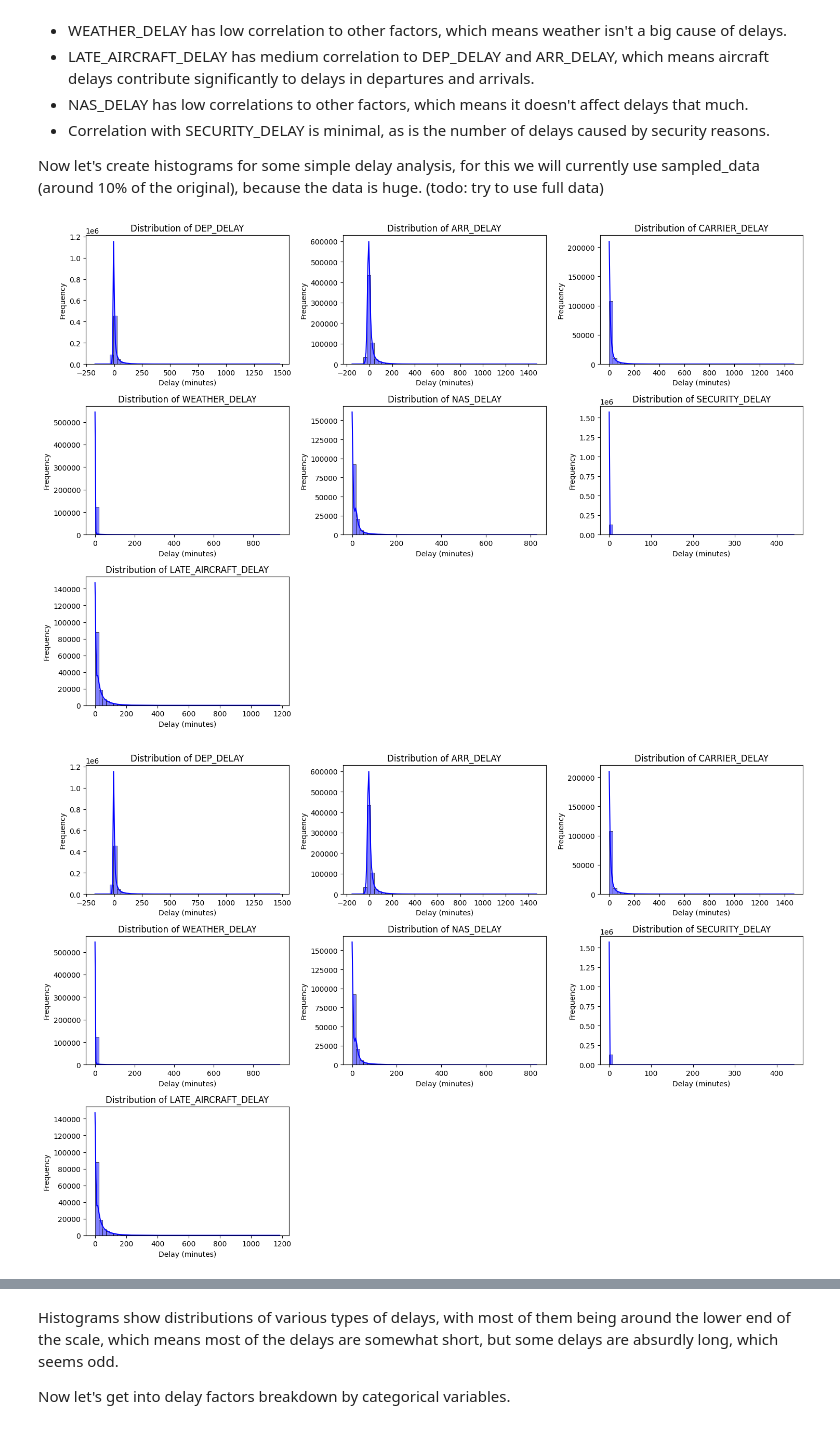
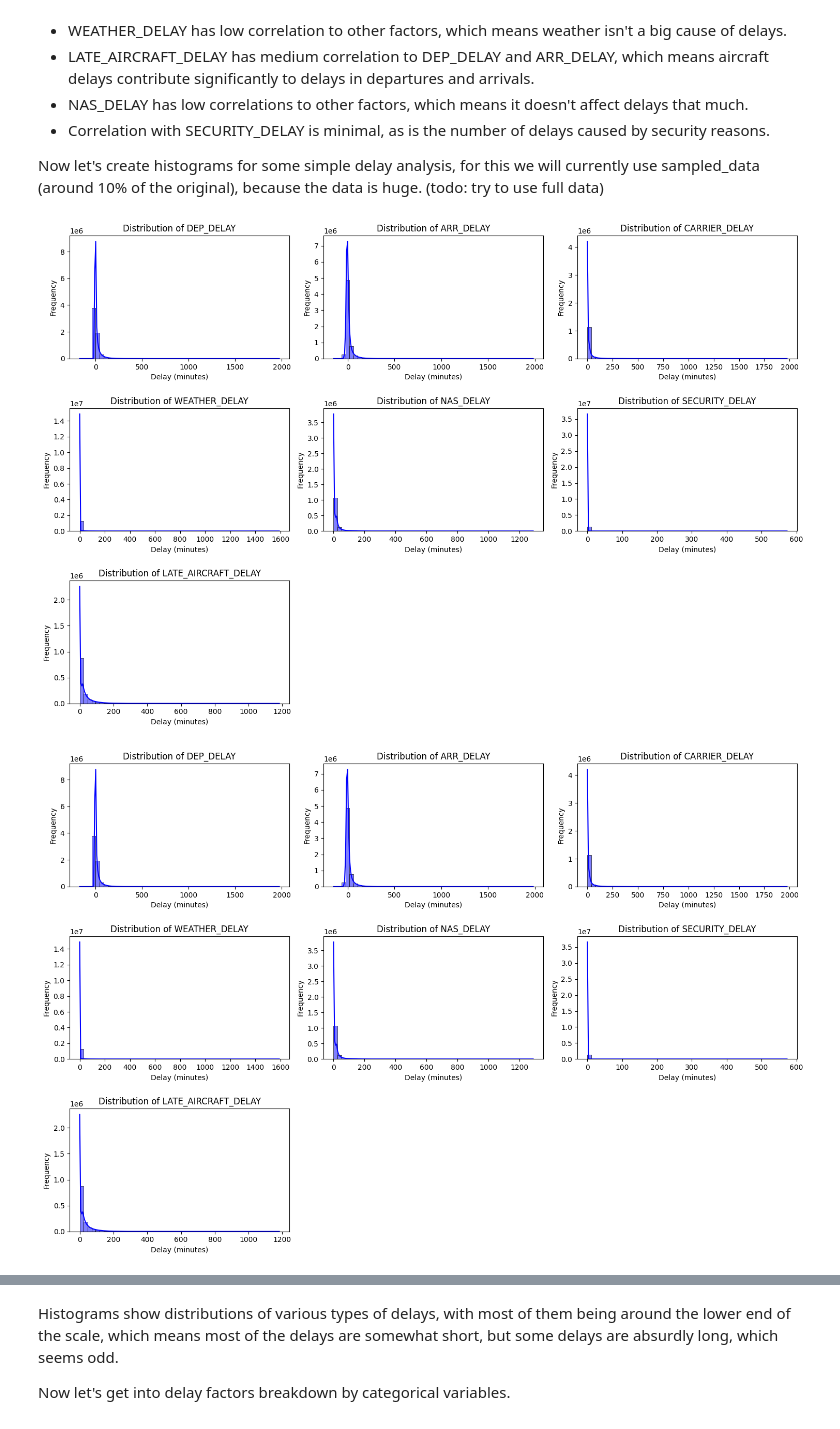
Before and after one commit to importb/predicting-flight-delays, a Jupyter notebook: EDA.ipynb, the cells around one changed output, grey strips where cells are left out. Drawn from its saved outputs; the diff is of its cells as text; code cells hidden in the pictures.

```diff
--- a/EDA.ipynb
+++ b/EDA.ipynb
@@ -119,6 +120,8 @@ Looking at the heatmap we can see the correlations between the delay factors.
 
 Now let's create histograms for some simple delay analysis, for this we will currently use sampled_data (around 10% of the original), because the data is huge. (todo: try to use full data)
 # %%
+
+
 plt.figure(figsize=(15, 10))
 
 # Calculate the number of rows and columns
@@ -127,7 +130,7 @@ num_rows = (len(delay_columns) + num_cols - 1) // num_cols
 
 for i, col in enumerate(delay_columns, 1):
     plt.subplot(num_rows, num_cols, i)
-    sns.histplot(sampled_data[col], bins=50, kde=True, color='blue', edgecolor='black')
+    sns.histplot(df[col], bins=50, kde=True, color='blue', edgecolor='black')
     plt.title(f'Distribution of {col}')
     plt.xlabel('Delay (minutes)')
     plt.ylabel('Frequency')
@@ -157,7 +160,7 @@ def plot_delay_distributions(data, columns, figsize=(15, 10), bins=50):
     plt.show()
 
 # Use the function
-plot_delay_distributions(sampled_data, delay_columns)
+plot_delay_distributions(df, delay_columns)
 
 # Optional: Log scale version
 def plot_delay_distributions_log(data, columns, figsize=(15, 10), bins=50):
@@ -176,34 +179,34 @@ def plot_delay_distributions_log(data, columns, figsize=(15, 10), bins=50):
         axes[i].set_title(f'Log Distribution of {col}')
         axes[i].set_xlabel('Delay (minutes) - Log Scale')
         axes[i].set_ylabel('Frequency')
 
     # Remove any unused subplots
     for j in range(i+1, len(axes)):
         fig.delaxes(axes[j])
 
     plt.tight_layout()
     plt.show()
 
 # Use the log scale version
-plot_delay_distributions_log(sampled_data, delay_columns)
+plot_delay_distributions_log(df, delay_columns)
 
 # Additional statistical summary
 def delay_distribution_summary(data, columns):
     summary = {}
     for col in columns:
         summary[col] = {
             'mean': data[col].mean(),
             'median': data[col].median(),
             'std': data[col].std(),
             'max': data[col].max(),
             'min': data[col].min(),
             'zero_percentage': (data[col] == 0).mean() * 100
         }
 
     return pd.DataFrame.from_dict(summary, orient='index')
 
 # Print summary
-print(delay_distribution_summary(sampled_data, delay_columns))
+print(delay_distribution_summary(df, delay_columns))
 # %% [output]
-[figure, old version]
+[figure, new version]
-[figure, old version]
+[figure, new version]
```
Also changed, not shown: parts of 21 cells of this notebook, 2 other files.
